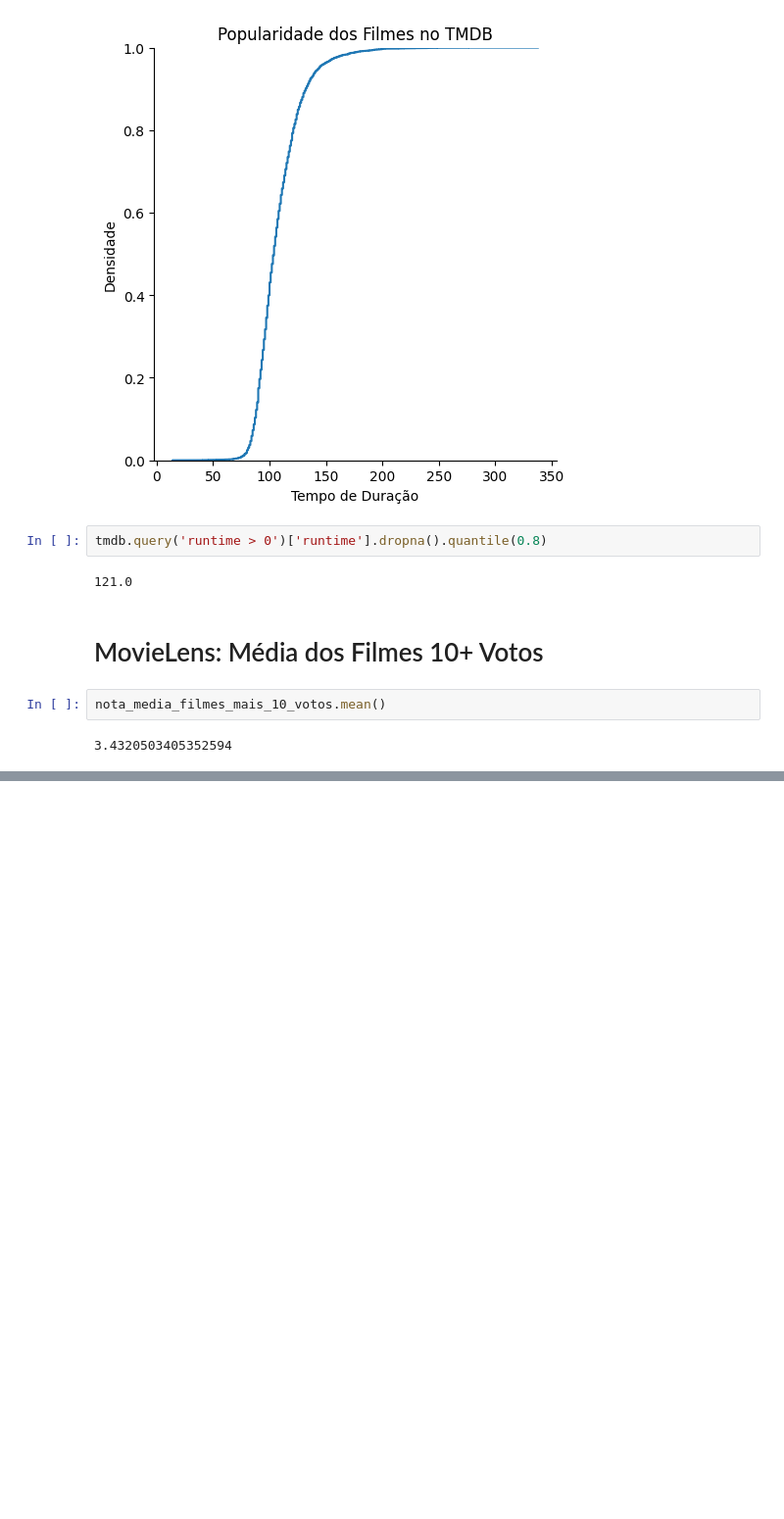
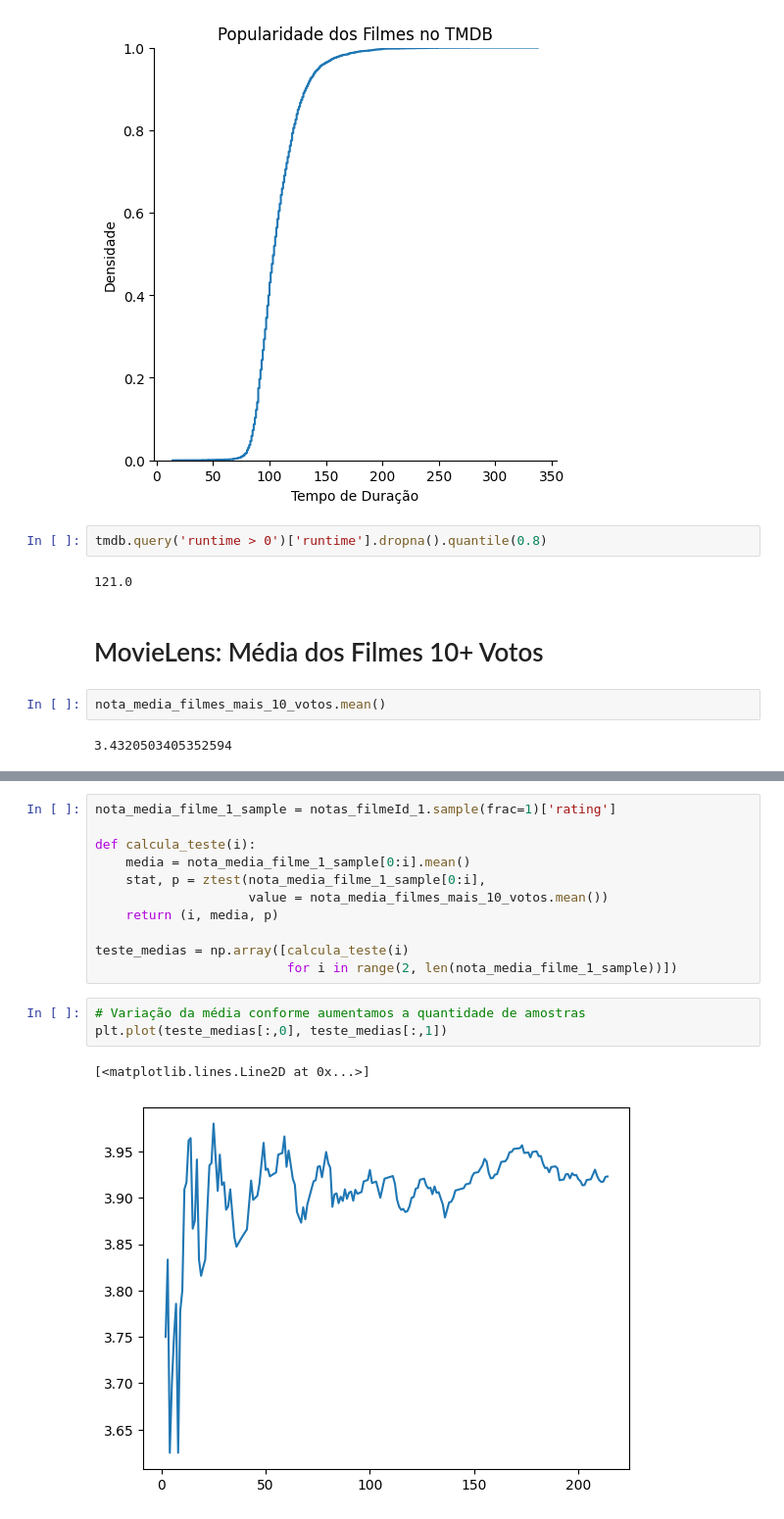
Before and after one commit to edupmon/alura, a Jupyter notebook: data-science/testes-estatisticos-python/introducao-testes.ipynb, the cells around one changed output, grey strips where cells are left out. Shown at 98% size. Cells and saved outputs as stored; diff of their text form; blank space fills up the shorter version.

Commit message:
testes-estatisticos-python-4

```diff
--- a/data-science/testes-estatisticos-python/introducao-testes.ipynb
+++ b/data-science/testes-estatisticos-python/introducao-testes.ipynb
@@ -270,0 +321,17 @@ DescrStatsW(nota_media_filmes_mais_10_votos).tconfint_mean()
+# %%
+nota_media_filme_1_sample = notas_filmeId_1.sample(frac=1)['rating']
+
+def calcula_teste(i):
+    media = nota_media_filme_1_sample[0:i].mean()
+    stat, p = ztest(nota_media_filme_1_sample[0:i],
+                    value = nota_media_filmes_mais_10_votos.mean())
+    return (i, media, p)
+
+teste_medias = np.array([calcula_teste(i)
+                         for i in range(2, len(nota_media_filme_1_sample))])
+# %%
+# Variação da média conforme aumentamos a quantidade de amostras
+plt.plot(teste_medias[:,0], teste_medias[:,1])
+# %% [output]
+[<matplotlib.lines.Line2D at 0x...>]
+[figure, added]
```
Also changed, not shown: parts of 15 cells of this notebook.
